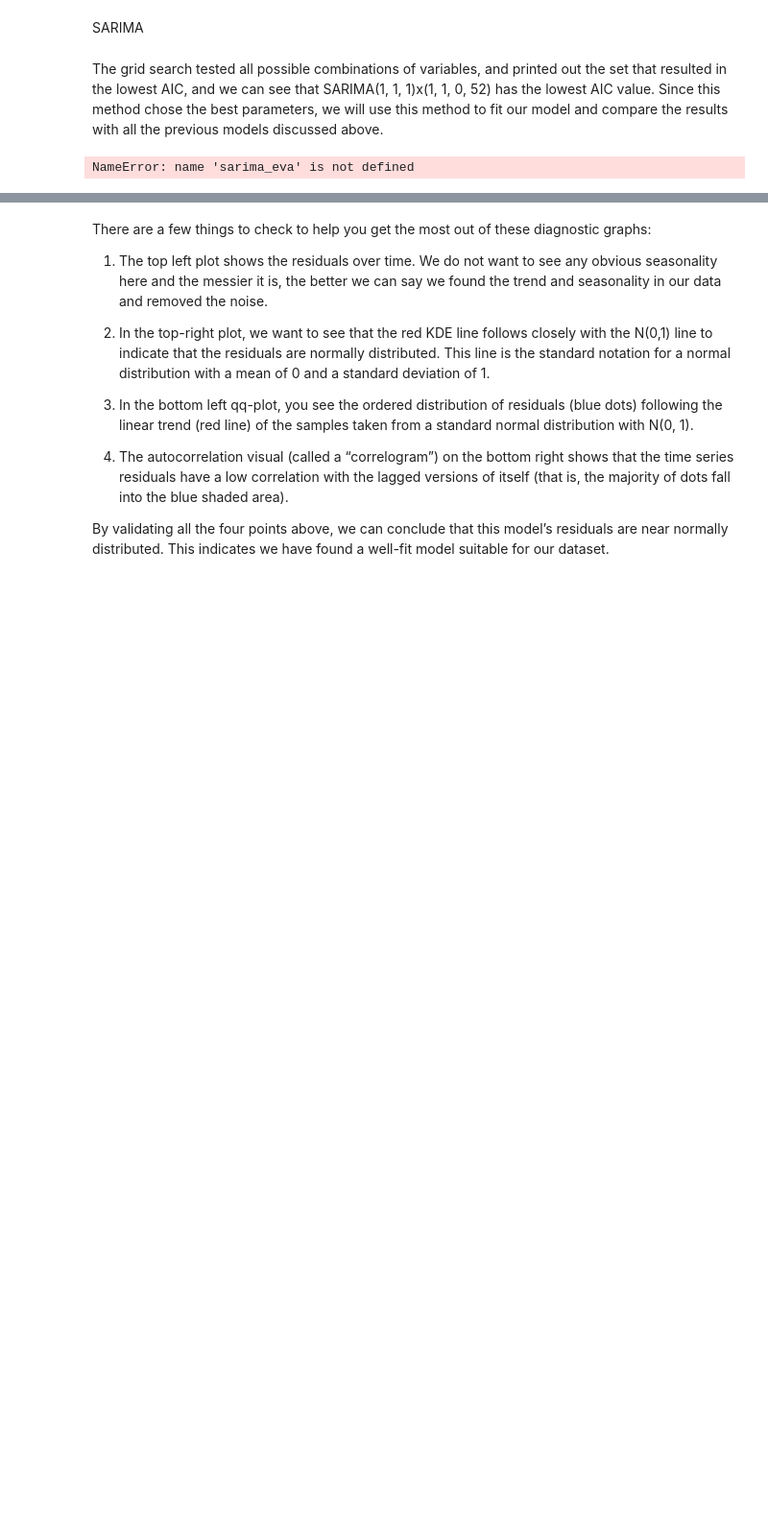
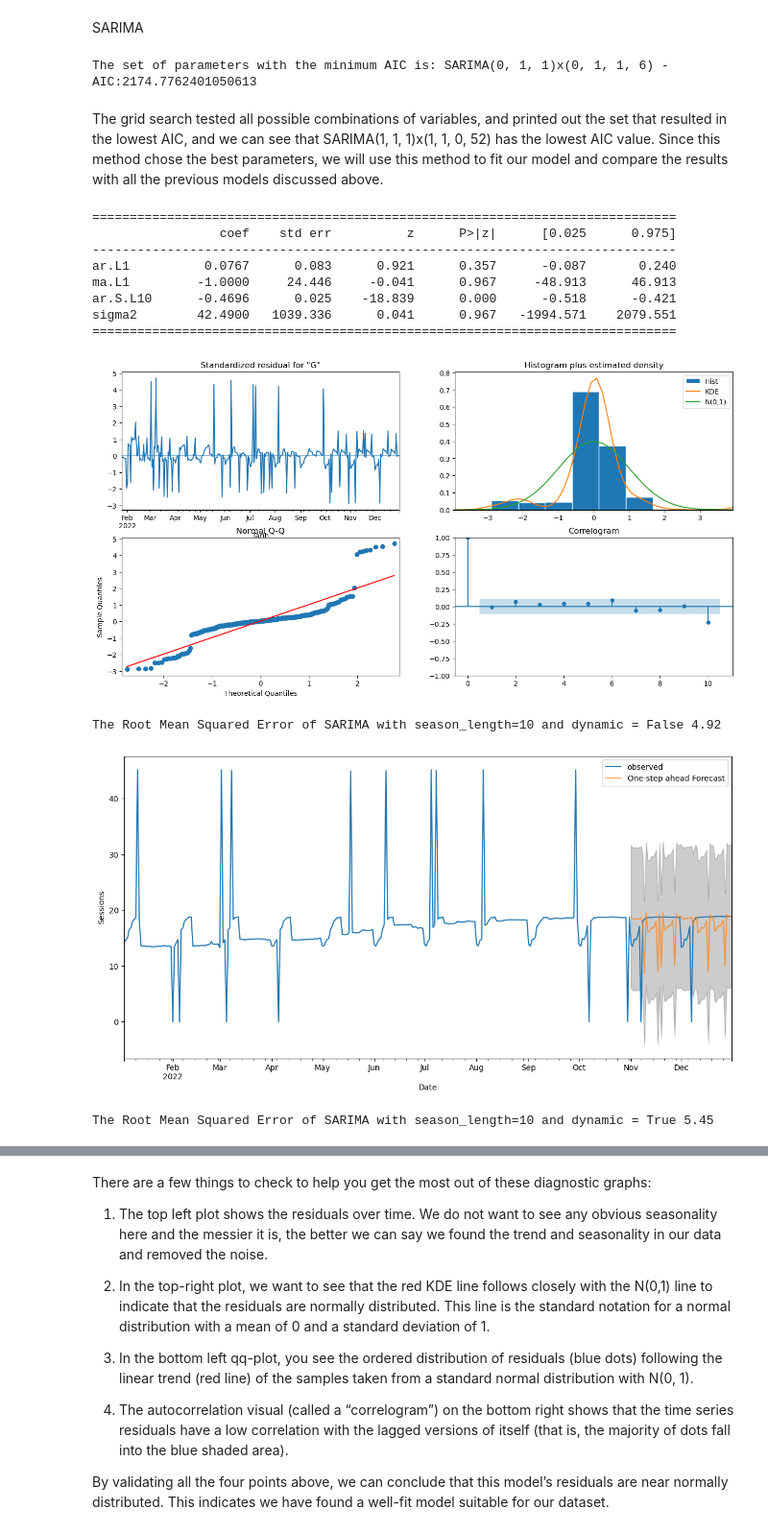
Before and after one commit to MevlutYildiz77/MyOwnProjects, a Jupyter notebook: CurrencyForecasting/Usdforecasting.ipynb, the cells around one changed output, grey strips where cells are left out. Shown at 96% size. Saved outputs shown, nothing was run; the diff lists cells and outputs as text; code cells hidden in the pictures; blank space fills up the shorter version.

```diff
--- a/CurrencyForecasting/Usdforecasting.ipynb
+++ b/CurrencyForecasting/Usdforecasting.ipynb
@@ -200,7 +201,9 @@ def sarima_grid_search(y,seasonal_period):
                 continue
     print('The set of parameters with the minimum AIC is: SARIMA{}x{} - AIC:{}'.format(param_mini, param_seasonal_mini, mini))
 # %%
-sarima_grid_search(y,356)
+sarima_grid_search(y,6)
+# %% [output]
+The set of parameters with the minimum AIC is: SARIMA(0, 1, 1)x(0, 1, 1, 6) - AIC:2174.7762401050613
 # %% [markdown]
 The grid search tested all possible combinations of variables, and printed out the set that resulted in the lowest AIC, and we can see that SARIMA(1, 1, 1)x(1, 1, 0, 52) has the lowest AIC value. Since this method chose the best parameters, we will use this method to fit our model and compare the results with all the previous models discussed above.
 # %%
@@ -261,6 +264,17 @@ def sarima_eva(y,order,seasonal_order,seasonal_period,pred_date,y_to_test):
 
     return (results)
 # %%
-model = sarima_eva(y,(1, 1, 1),(1, 1, 0, 52),52,'2022-11-01',y_to_val)
+model = sarima_eva(y,(1, 1, 1),(1, 1, 0, 10),10,'2022-11-01',y_to_val)
 # %% [output]
-NameError: name 'sarima_eva' is not defined
+==============================================================================
+                 coef    std err          z      P>|z|      [0.025      0.975]
+------------------------------------------------------------------------------
+ar.L1          0.0767      0.083      0.921      0.357      -0.087       0.240
+ma.L1         -1.0000     24.446     -0.041      0.967     -48.913      46.913
+ar.S.L10      -0.4696      0.025    -18.839      0.000      -0.518      -0.421
+sigma2        42.4900   1039.336      0.041      0.967   -1994.571    2079.551
+==============================================================================
+[figure, added]
+The Root Mean Squared Error of SARIMA with season_length=10 and dynamic = False 4.92
+[figure, added]
+The Root Mean Squared Error of SARIMA with season_length=10 and dynamic = True 5.45
```
Also changed, not shown: parts of 4 cells of this notebook.
